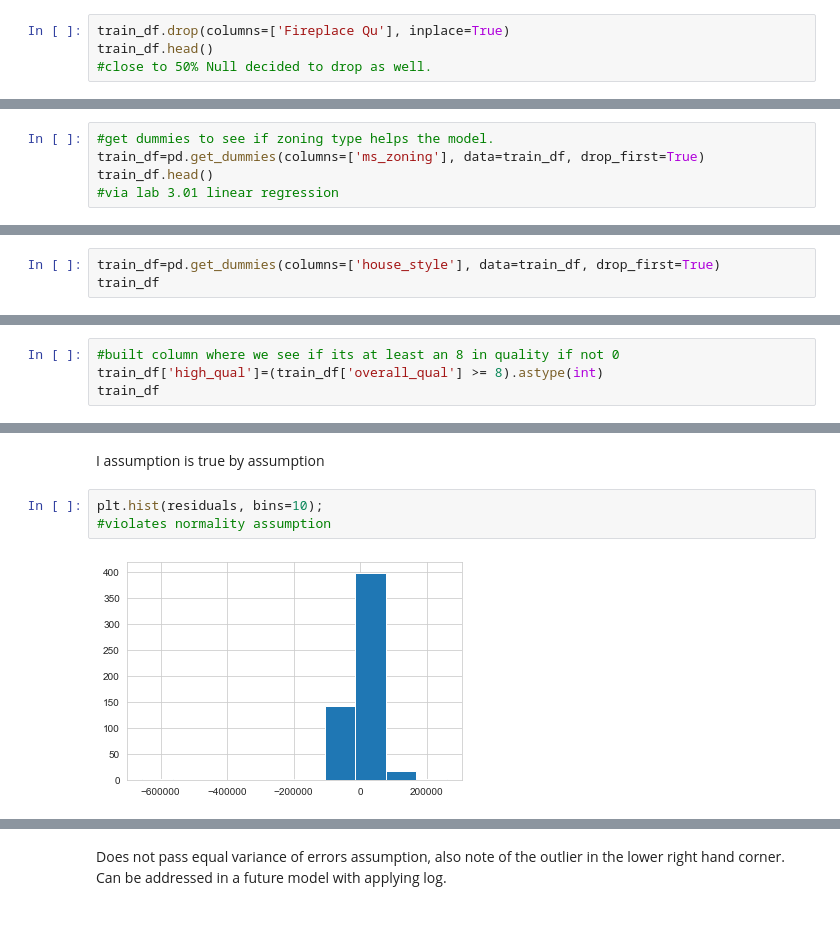
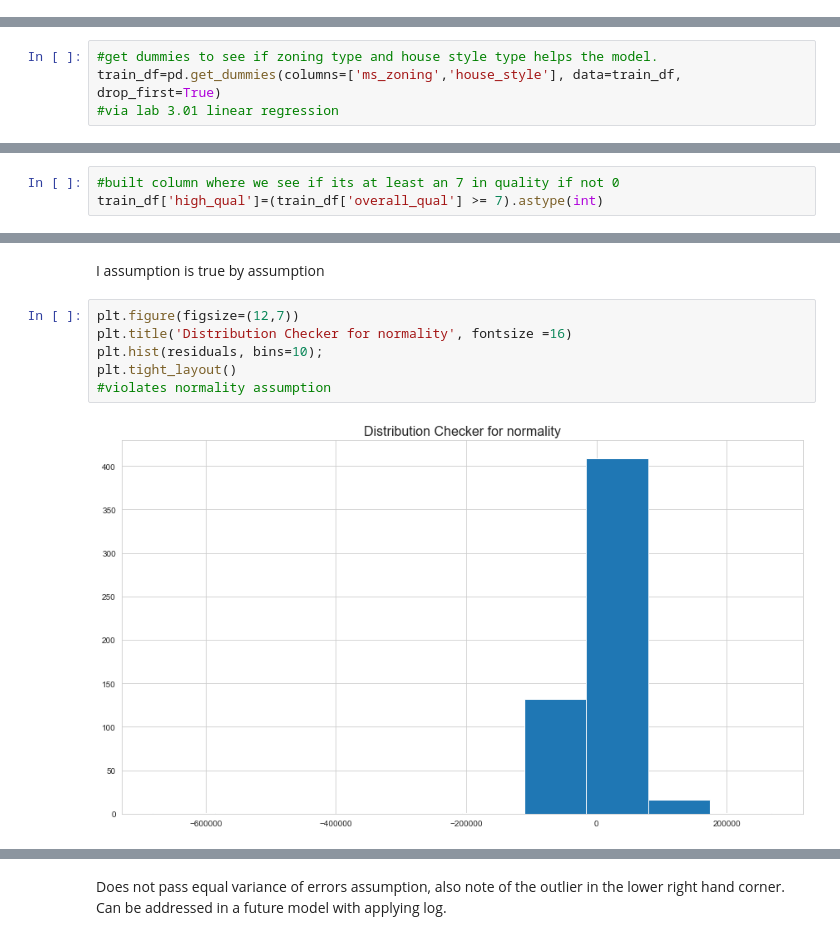
Before and after one commit to dcast822/Housing_salesprice_prediction_with_Machine_Learning, a Jupyter notebook: code/first_iteration_eda_ml_dc.ipynb, the cells around one changed output, grey strips where cells are left out. Drawn from its saved outputs; the diff is of its cells as text.

```diff
--- a/code/first_iteration_eda_ml_dc.ipynb
+++ b/code/first_iteration_eda_ml_dc.ipynb
@@ -161,7 +163,3 @@ Yr Sold              int64
 Sale Type           object
 SalePrice            int64
 dtype: object
-# %%
-train_df.drop(columns=['Fireplace Qu'], inplace=True)
-train_df.head()
-#close to 50% Null decided to drop as well.
@@ -329,5 +314,4 @@ train_df['central_air']=train_df['central_air'].apply(lambda x:1 if x=='Y' else
 # %%
-#get dummies to see if zoning type helps the model.
-train_df=pd.get_dummies(columns=['ms_zoning'], data=train_df, drop_first=True)
-train_df.head()
+#get dummies to see if zoning type and house style type helps the model.
+train_df=pd.get_dummies(columns=['ms_zoning','house_style'], data=train_df, drop_first=True)
 #via lab 3.01 linear regression
@@ -341,3 +317,0 @@ train_df.head()
-# %%
-train_df=pd.get_dummies(columns=['house_style'], data=train_df, drop_first=True)
-train_df
@@ -369,6 +329,5 @@ train_df['overall_qual'].value_counts()
 2       5
 Name: overall_qual, dtype: int64
 # %%
-#built column where we see if its at least an 8 in quality if not 0
-train_df['high_qual']=(train_df['overall_qual'] >= 8).astype(int)
-train_df
+#built column where we see if its at least an 7 in quality if not 0
+train_df['high_qual']=(train_df['overall_qual'] >= 7).astype(int)
@@ -604,8 +526,11 @@ L assumption: relationship between x and y should be linear
 # %% [markdown]
 I assumption is true by assumption
 # %%
+plt.figure(figsize=(12,7))
+plt.title('Distribution Checker for normality', fontsize =16)
 plt.hist(residuals, bins=10);
+plt.tight_layout()
 #violates normality assumption
 # %% [output]
-[figure, old version]
+[figure, new version]
 # %%
```
Also changed, not shown: parts of 101 cells of this notebook, 24 other files.
